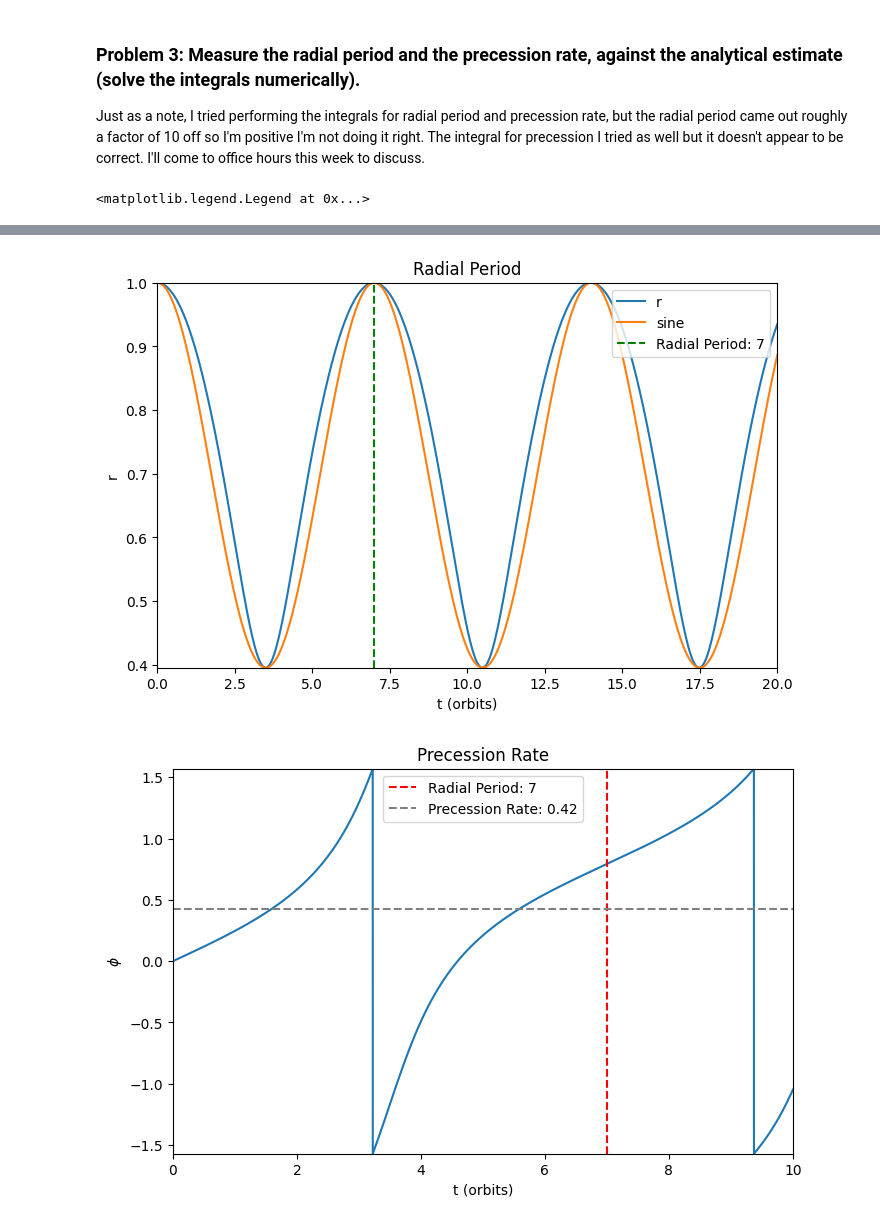
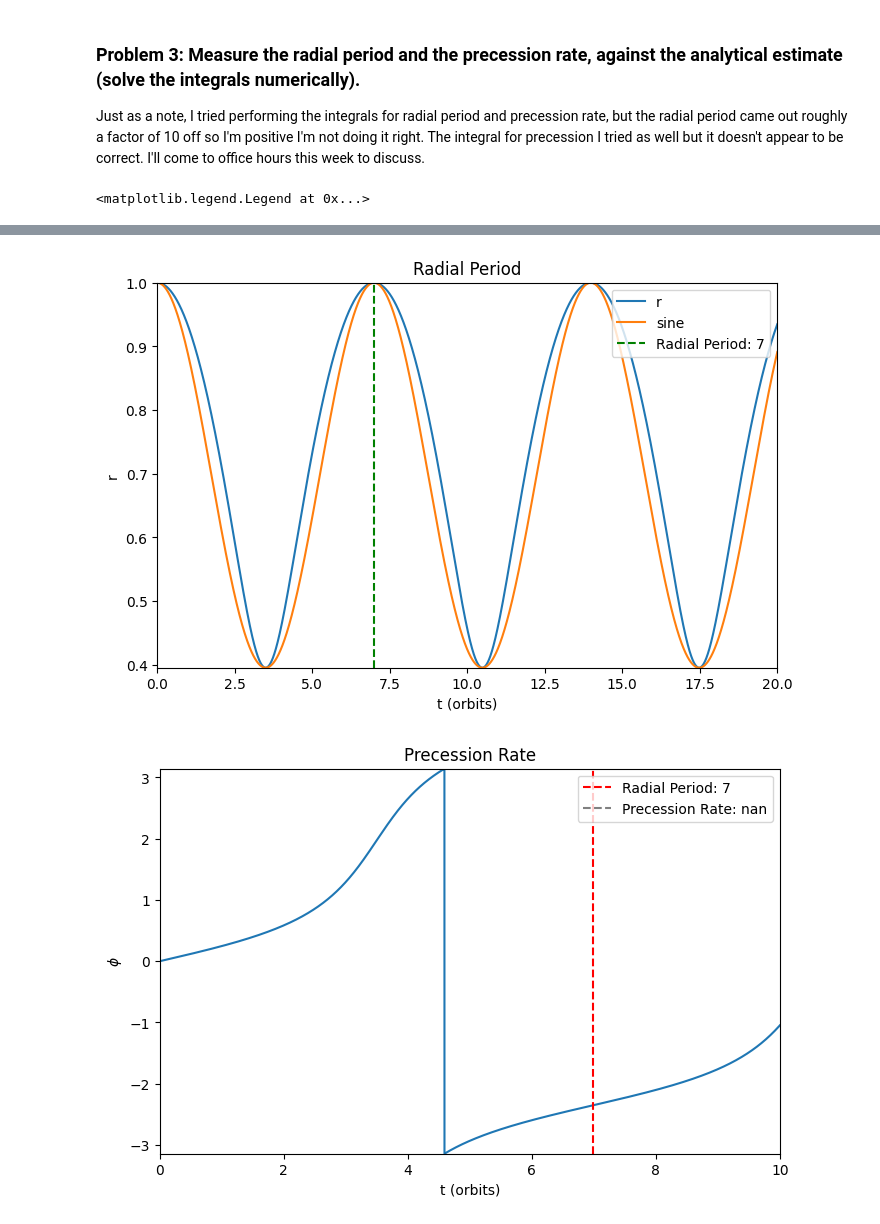
Before and after one commit to JulioM1823/GradSchool, a Jupyter notebook: Hydrodynamics/NSF_halo_orbit.ipynb, the cells around one changed output, grey strips where cells are left out. Saved outputs shown, nothing was run; the diff lists cells and outputs as text; code cells hidden in the pictures.

Commit message:
correct E, L, and radial period

```diff
--- a/Hydrodynamics/NSF_halo_orbit.ipynb
+++ b/Hydrodynamics/NSF_halo_orbit.ipynb
@@ -96,7 +96,7 @@ def updateVel(v, a, dt):
 
     return v
 # %%
-def radial_period(r, E, L):
+def radial_period(r, EE, L):
 
     '''
     PURPOSE:
@@ -115,7 +115,7 @@ def radial_period(r, E, L):
     Phi = -np.log(1+r)/r
 
     # Radial period
-    int = 2*(2*(E - Phi) - L**2/r**2)**(-1/2)
+    rad_int = 2*(2*(EE - Phi) - L**2/r**2)**(-1/2)
 
-    return int
+    return rad_int
 # %%
@@ -379,23 +379,36 @@ vz = orbit['vz']
 r = np.sqrt(x**2 + y**2 + z**2)
 v = np.sqrt(vx**2 + vy**2 + vz**2)
 
-# Compute the total angular momentum and energy
-L = m*r[0]*v[0]
-E = (1/2)*v[0]**2 - (-np.log(1+r[0])/r[0]) + (1/2)*L**2/r[0]**2
+# Convert to polar coordinates
+phi = np.arctan2(y, x)
+vrad =  vx*np.cos(phi) + vy*np.sin(phi)
+vphi = -vx*np.sin(phi) + vy*np.cos(phi)
+phidot = vphi/r
+
+# Compute angualr momentum and energy
+L = np.mean(r**2*phidot)
+EE = np.mean((1/2)*v**2 - np.log(1+r)/r)
 
 # Define bounds
 r_min = min(r)
 r_max = max(r)
 
 # Calculate the radial period
-T = int(10*quad(radial_period, r_min, r_max, args = (E, L))[0])
+T = quad(radial_period, r_min, r_max, args = (EE, L))[0]
 
 # Calculate the analytic estimate
 A = (r_max - r_min)/2
 r_est = A*np.cos(2*np.pi*t/T) + (1 - A)
 
 # Calculate precession rate
-P = quad(prec_rate, r_min, r_max, args = (E, L))[0]
+nr = 100
+rr = np.linspace(r_min, r_max, nr)
+dr = np.gradient(rr)
+Phi = -np.log(1+rr)/rr
+tmp = 2*(EE-Phi) - L**2/rr**2
+integrand_tr = 2/np.sqrt(tmp)
+integrand_dphi = integrand_tr * L/rr**2
+P = np.trapz(integrand_dphi*dr)
 
 # Plot the oribt
 plt.figure(figsize = (8, 8))
@@ -404,34 +417,31 @@ plt.ylabel('Y (AU)')
 plt.xlabel('X (AU)')
 plt.title("Orbit")
 
 # Plot the oribt
 plt.figure(figsize = (8, 5))
 plt.plot(t, r, label = 'r')
 plt.plot(t, r_est, label = 'sine')
 plt.vlines(T, min(r), max(r), color = 'green', linestyles = 'dashed', label = f'Radial Period: {T:.0f}')
 plt.xlim(0, 20)
 plt.ylim(min(r), max(r))
 plt.ylabel('r')
 plt.xlabel('t (orbits)')
 plt.title("Radial Period")
 plt.legend(loc = 'best')
 
-# Compute phi and
-phi = np.arctan(y/x)
-
 # Plot the oribt
 plt.figure(figsize = (8, 5))
 plt.plot(t, phi)
 plt.vlines(T, min(phi), max(phi), color = 'red', linestyles = 'dashed', label = f'Radial Period: {T:.0f}')
 plt.hlines(P, 0, 10, color = 'gray', linestyles = 'dashed', label = f'Precession Rate: {P:.2f}')
 plt.xlim(0, 10)
 plt.ylim(min(phi), max(phi))
 plt.ylabel(r'$\phi$')
 plt.xlabel('t (orbits)')
 plt.title("Precession Rate")
 plt.legend(loc = 'best')
 # %% [output]
 <matplotlib.legend.Legend at 0x...>
 [figure]
 [figure]
-[figure, old version]
+[figure, new version]
```
Also changed, not shown: parts of 1 cell of this notebook, 1 other file.
